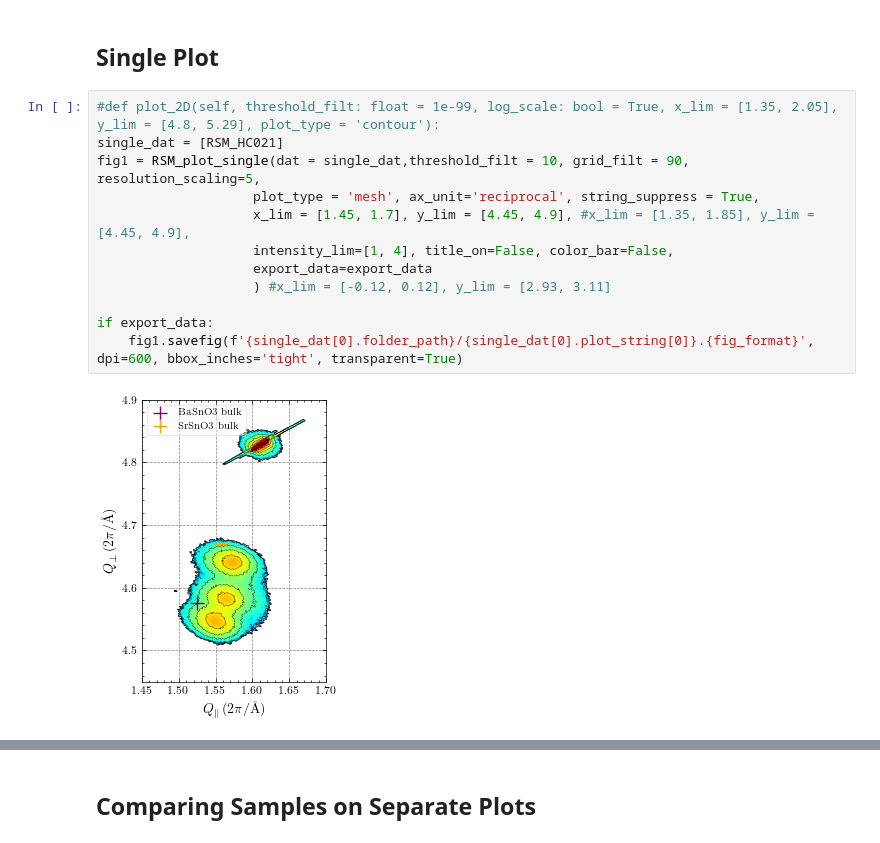
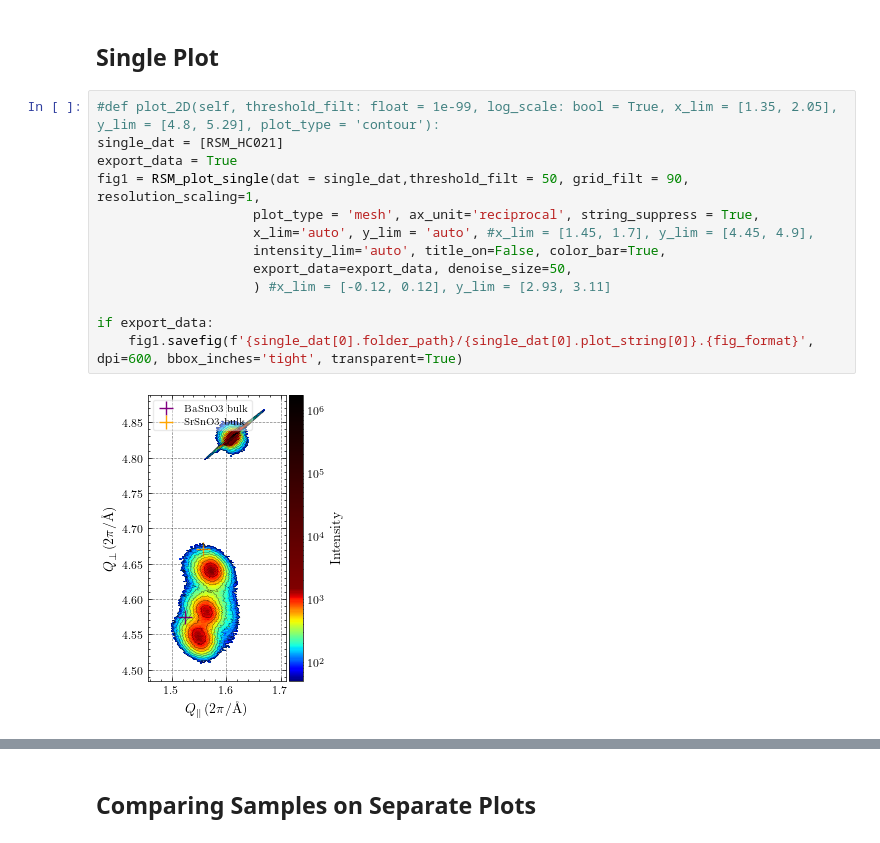
Before and after one commit to hc3413/Thin_Film_Analysis, a Jupyter notebook: RSM_Analysis.ipynb, the cells around one changed output, grey strips where cells are left out. Drawn from its saved outputs; the diff is of its cells as text.

```diff
--- a/RSM_Analysis.ipynb
+++ b/RSM_Analysis.ipynb
@@ -112,17 +121,18 @@ EM024_LSO_BSO_B.40S.60SO_SSO_STO_Treated_RSM_H1_1 shape = (679, 253, 3)
 # %%
 #def plot_2D(self, threshold_filt: float = 1e-99, log_scale: bool = True, x_lim = [1.35, 2.05], y_lim = [4.8, 5.29], plot_type = 'contour'):
 single_dat = [RSM_HC021]
-fig1 = RSM_plot_single(dat = single_dat,threshold_filt = 10, grid_filt = 90, resolution_scaling=5,
+export_data = True
+fig1 = RSM_plot_single(dat = single_dat,threshold_filt = 50, grid_filt = 90, resolution_scaling=1,
                     plot_type = 'mesh', ax_unit='reciprocal', string_suppress = True,
-                    x_lim = [1.45, 1.7], y_lim = [4.45, 4.9], #x_lim = [1.35, 1.85], y_lim = [4.45, 4.9],
-                    intensity_lim=[1, 4], title_on=False, color_bar=False,
-                    export_data=export_data
+                    x_lim='auto', y_lim = 'auto', #x_lim = [1.45, 1.7], y_lim = [4.45, 4.9],
+                    intensity_lim='auto', title_on=False, color_bar=True,
+                    export_data=export_data, denoise_size=50,
                     ) #x_lim = [-0.12, 0.12], y_lim = [2.93, 3.11]
 
 if export_data:
     fig1.savefig(f'{single_dat[0].folder_path}/{single_dat[0].plot_string[0]}.{fig_format}', dpi=600, bbox_inches='tight', transparent=True)
 # %% [output]
-[figure, old version]
+[figure, new version]
 # %%
 fig1 = RSM_plot_sep(dat = single_dat,threshold_filt = 1, grid_filt = 1, resolution_scaling=3, plot_type = 'mesh', ax_unit='reciprocal', string_suppress = True, x_lim = [1.35, 1.85], y_lim = [4.45, 4.9]) #x_lim = [-0.05, 0.05], y_lim = [3, 3.04])
 # %% [output]
```
Also changed, not shown: parts of 16 cells of this notebook, 1 other file.
